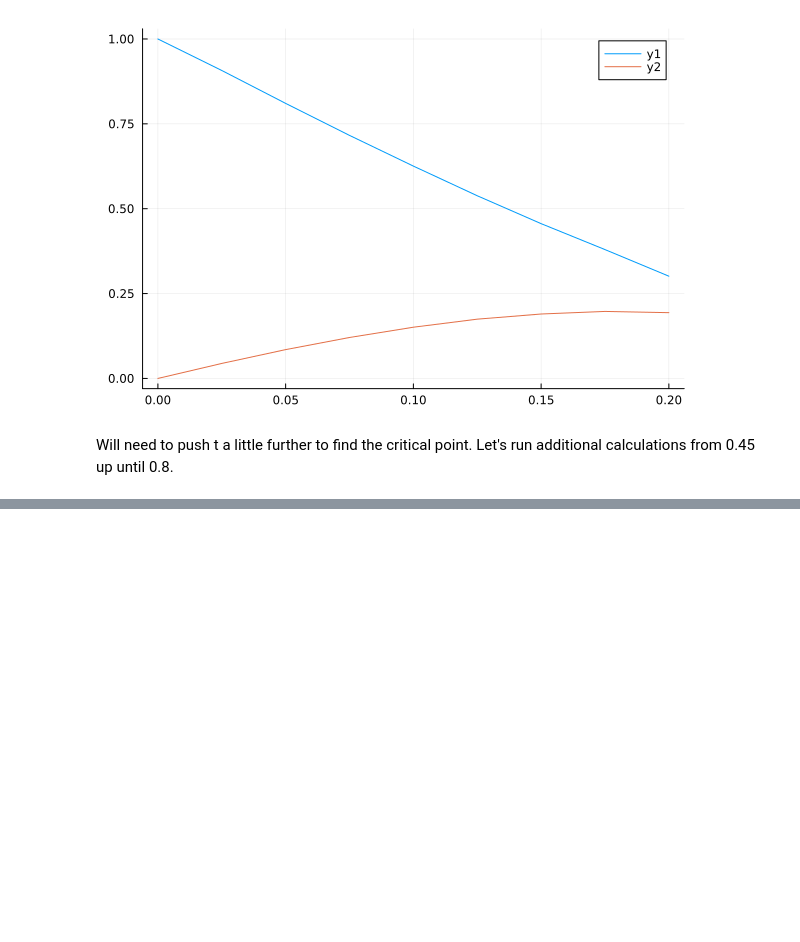
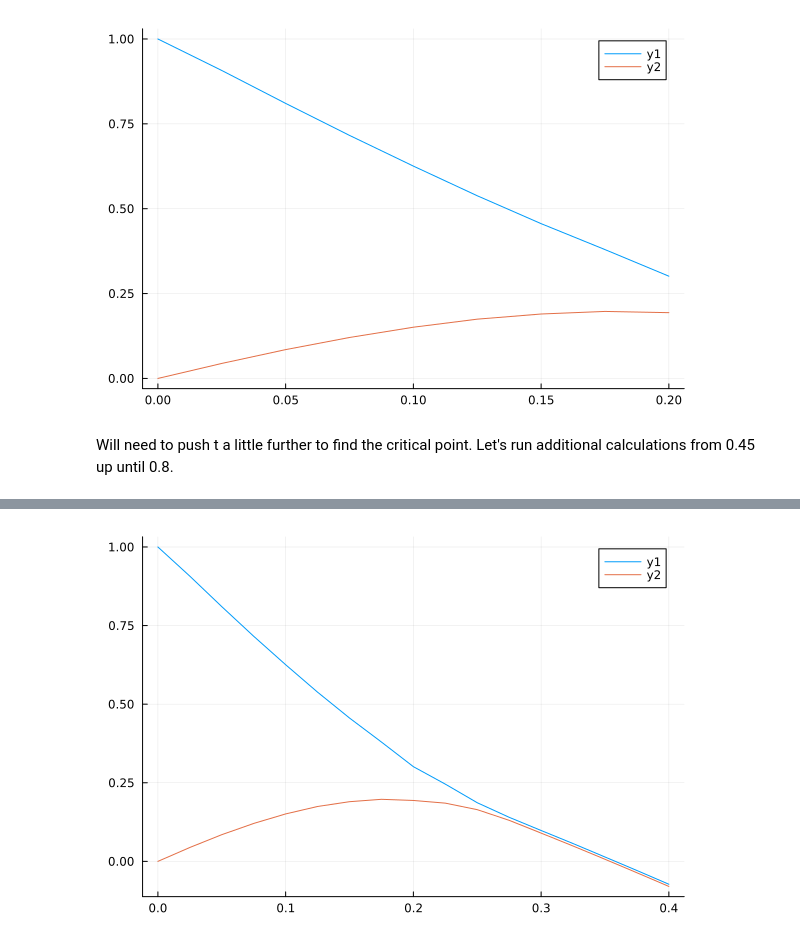
Before and after one commit to GQCG-res/Phase-Transitions-in-Bose-Hubbard, a Jupyter notebook: code/MPS_groundstate/3. Test-mott-lobes.ipynb, the cells around one changed output, grey strips where cells are left out. Saved outputs shown, nothing was run; the diff lists cells and outputs as text; code cells hidden in the pictures; blank space fills up the shorter version.

```diff
--- a/code/MPS_groundstate/3. Test-mott-lobes.ipynb
+++ b/code/MPS_groundstate/3. Test-mott-lobes.ipynb
@@ -40,0 +78,3 @@ Will need to push t a little further to find the critical point. Let's run addit
+# %%
+μ_up2 = (E_p - E_0)/2
+μ_low2 = (E_0 - E_m)/2
@@ -40,0 +100,5 @@ Will need to push t a little further to find the critical point. Let's run addit
+# %%
+x2 = range(0.0, 0.8, step=0.05)/2
+plot(x2, [μ_up2, μ_low2])
+# %% [output]
+[figure, added]
```
Also changed, not shown: parts of 3 cells of this notebook.
